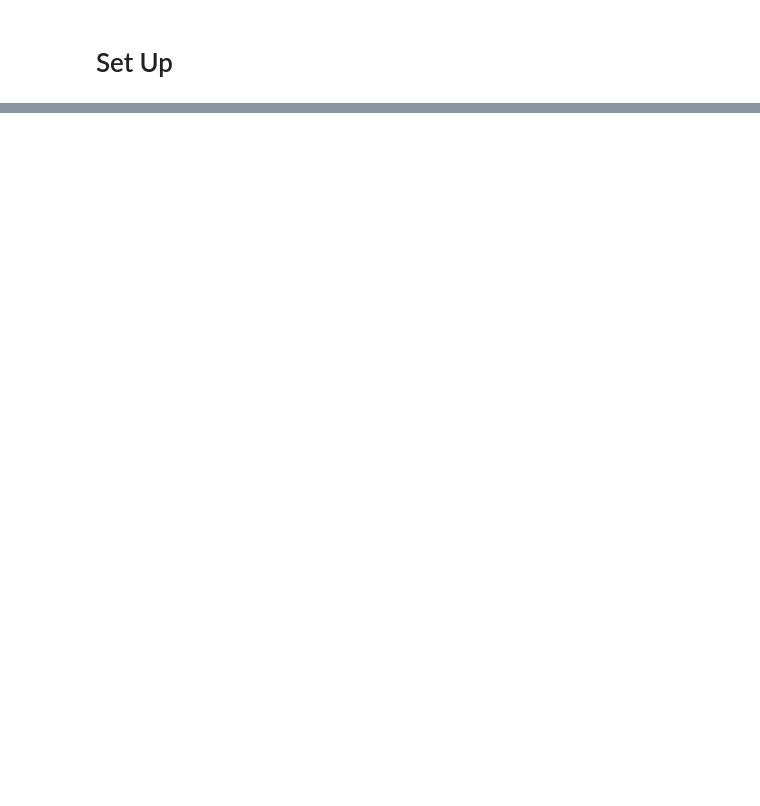
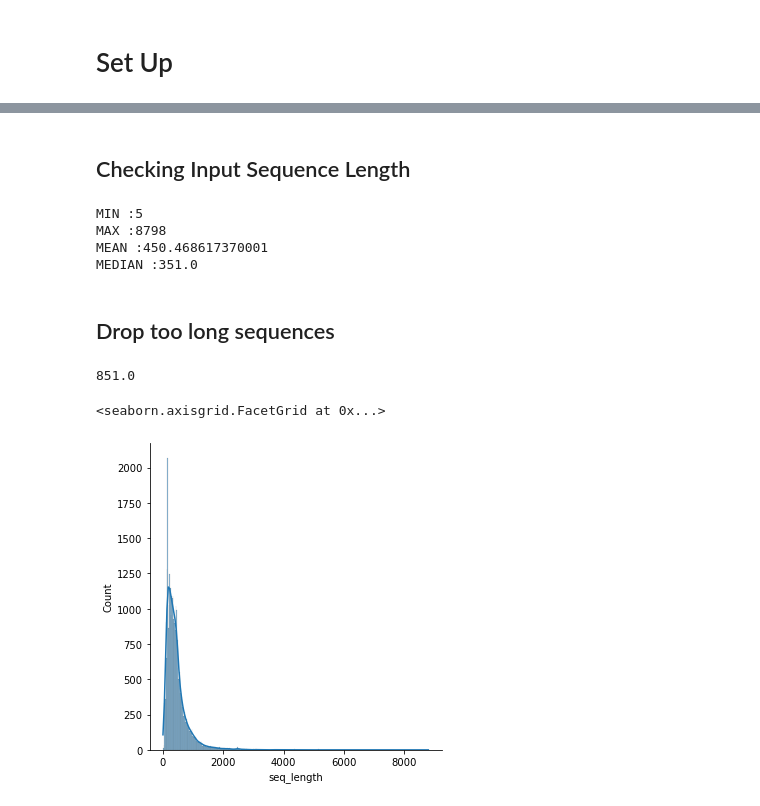
Before and after one commit to akashmat/CMPE-257-Group-11, a Jupyter notebook: protbert-eda.ipynb, the cells around one changed output, grey strips where cells are left out. Cells and saved outputs as stored; diff of their text form; code cells hidden in the pictures; blank space fills up the shorter version.

Commit message:
Data Preparation

```diff
--- a/protbert-eda.ipynb
+++ b/protbert-eda.ipynb
@@ -40,0 +57,7 @@ for dirname, _, filenames in os.walk('/kaggle/input'):
+# %%
+train = pd.read_csv('input/novozymes-enzyme-stability-prediction/train.csv')
+train_update = pd.read_csv('input/novozymes-enzyme-stability-prediction/train_updates_20220929.csv',
+                           index_col='seq_id')
+#Dropping "data_source" column as it has no data
+train_update = train_update.drop('data_source', axis = 1)
+test = pd.read_csv('input/novozymes-enzyme-stability-prediction/test.csv')
@@ -40,0 +66,29 @@ for dirname, _, filenames in os.walk('/kaggle/input'):
+# %%
+train_drop_id = train_update[train_update.isnull().all('columns')].index
+train_swap_id = train_update[train_update.notnull().all('columns')].index
+
+train = train.drop(train.index[train_drop_id], axis = 0)
+train.loc[train_swap_id, ['pH','tm']] = train_update.loc[train_swap_id, ['pH','tm']]
+train = train.reset_index(drop = True)
+# %% [markdown]
+## Checking Input Sequence Length
+# %%
+train['seq_length'] = [len(s) for s in train['protein_sequence']]
+print(f"MIN :{train['seq_length'].min()}\nMAX :{train['seq_length'].max()}\n\
+MEAN :{train['seq_length'].mean()}\nMEDIAN :{train['seq_length'].median()}")
+# %% [output]
+MIN :5
+MAX :8798
+MEAN :450.468617370001
+MEDIAN :351.0
+# %% [markdown]
+## Drop too long sequences
+# %%
+train['seq_length'].quantile(0.90)
+# %% [output]
+851.0
+# %%
+sns.displot(train['seq_length'],kde=True)
+# %% [output]
+<seaborn.axisgrid.FacetGrid at 0x...>
+[figure, added]
```
Also changed, not shown: parts of 19 cells of this notebook.
